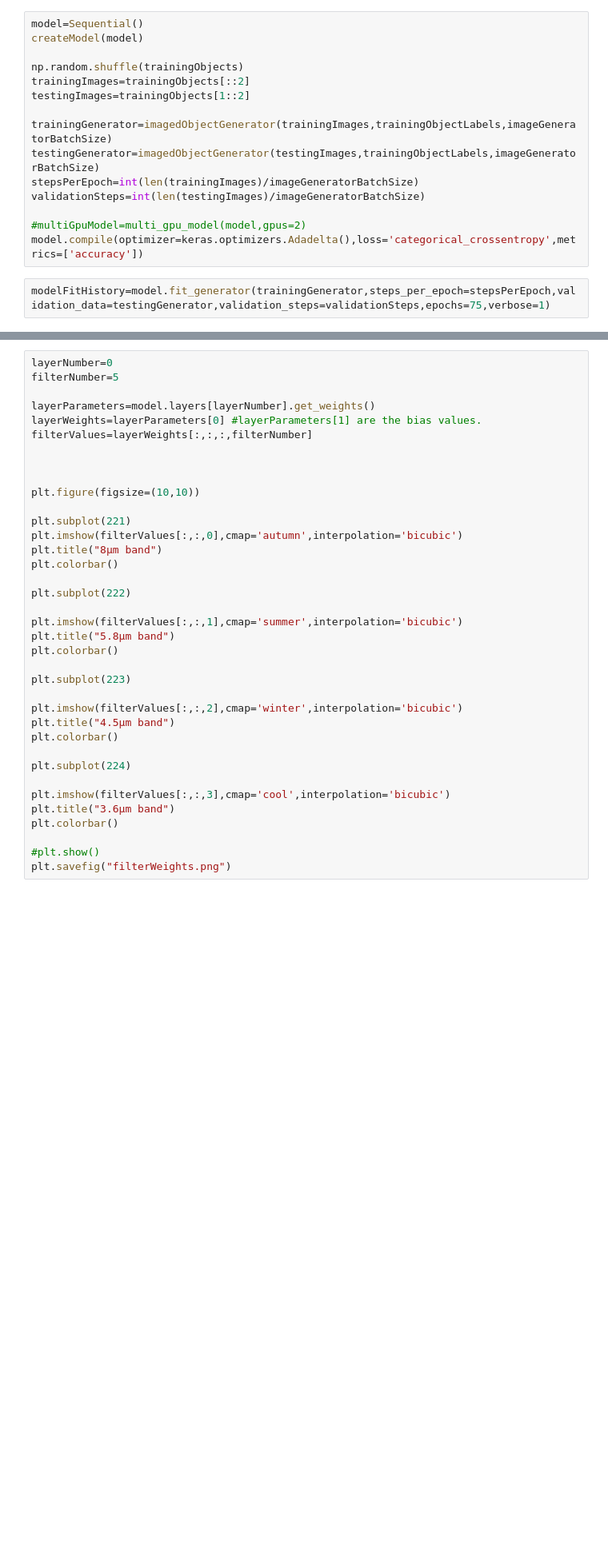
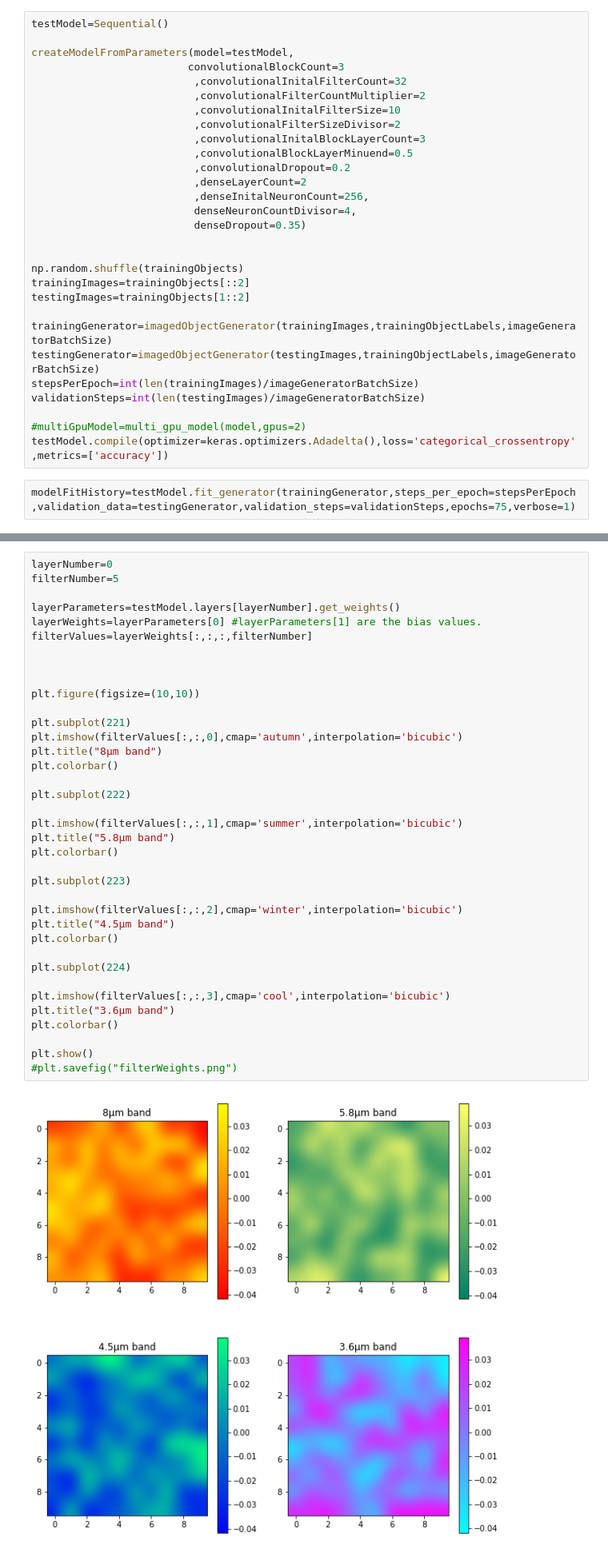
Before and after one commit to s-neilson/GLIMPSE-image-CNN, a Jupyter notebook: GLIMPSE image CNN.ipynb, the cells around one changed output, grey strips where cells are left out. Shown at 80% size. Saved outputs shown, nothing was run; the diff lists cells and outputs as text; blank space fills up the shorter version.

Commit message:
Models can now be created using parameters.

```diff
--- a/GLIMPSE image CNN.ipynb
+++ b/GLIMPSE image CNN.ipynb
@@ -354,8 +373,22 @@ def createModel(model):
 # %% [markdown]
 # Model setup
 # %%
-model=Sequential()
-createModel(model)
+testModel=Sequential()
+
+createModelFromParameters(model=testModel,
+                         convolutionalBlockCount=3
+                          ,convolutionalInitalFilterCount=32
+                          ,convolutionalFilterCountMultiplier=2
+                          ,convolutionalInitalFilterSize=10
+                          ,convolutionalFilterSizeDivisor=2
+                          ,convolutionalInitalBlockLayerCount=3
+                          ,convolutionalBlockLayerMinuend=0.5
+                          ,convolutionalDropout=0.2
+                          ,denseLayerCount=2
+                          ,denseInitalNeuronCount=256,
+                          denseNeuronCountDivisor=4,
+                          denseDropout=0.35)
+
 
 np.random.shuffle(trainingObjects)
 trainingImages=trainingObjects[::2]
@@ -367,7 +400,7 @@ stepsPerEpoch=int(len(trainingImages)/imageGeneratorBatchSize)
 validationSteps=int(len(testingImages)/imageGeneratorBatchSize)
 
 #multiGpuModel=multi_gpu_model(model,gpus=2)
-model.compile(optimizer=keras.optimizers.Adadelta(),loss='categorical_crossentropy',metrics=['accuracy'])
+testModel.compile(optimizer=keras.optimizers.Adadelta(),loss='categorical_crossentropy',metrics=['accuracy'])
 # %%
-modelFitHistory=model.fit_generator(trainingGenerator,steps_per_epoch=stepsPerEpoch,validation_data=testingGenerator,validation_steps=validationSteps,epochs=75,verbose=1)
+modelFitHistory=testModel.fit_generator(trainingGenerator,steps_per_epoch=stepsPerEpoch,validation_data=testingGenerator,validation_steps=validationSteps,epochs=75,verbose=1)
 # %% [output]
@@ -458,36 +476,38 @@ G024.8959+00.4586
 layerNumber=0
 filterNumber=5
 
-layerParameters=model.layers[layerNumber].get_weights()
+layerParameters=testModel.layers[layerNumber].get_weights()
 layerWeights=layerParameters[0] #layerParameters[1] are the bias values.
 filterValues=layerWeights[:,:,:,filterNumber]
 
 
 
 plt.figure(figsize=(10,10))
 
 plt.subplot(221)
 plt.imshow(filterValues[:,:,0],cmap='autumn',interpolation='bicubic')
 plt.title("8μm band")
 plt.colorbar()
 
 plt.subplot(222)
 
 plt.imshow(filterValues[:,:,1],cmap='summer',interpolation='bicubic')
 plt.title("5.8μm band")
 plt.colorbar()
 
 plt.subplot(223)
 
 plt.imshow(filterValues[:,:,2],cmap='winter',interpolation='bicubic')
 plt.title("4.5μm band")
 plt.colorbar()
 
 plt.subplot(224)
 
 plt.imshow(filterValues[:,:,3],cmap='cool',interpolation='bicubic')
 plt.title("3.6μm band")
 plt.colorbar()
 
-#plt.show()
-plt.savefig("filterWeights.png")
+plt.show()
+#plt.savefig("filterWeights.png")
+# %% [output]
+[figure, added]
```
Also changed, not shown: parts of 8 cells of this notebook.
